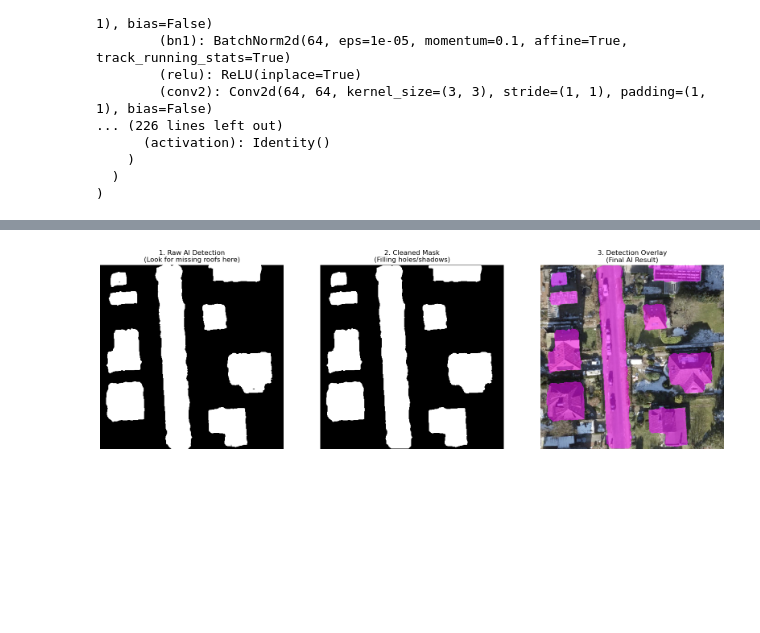
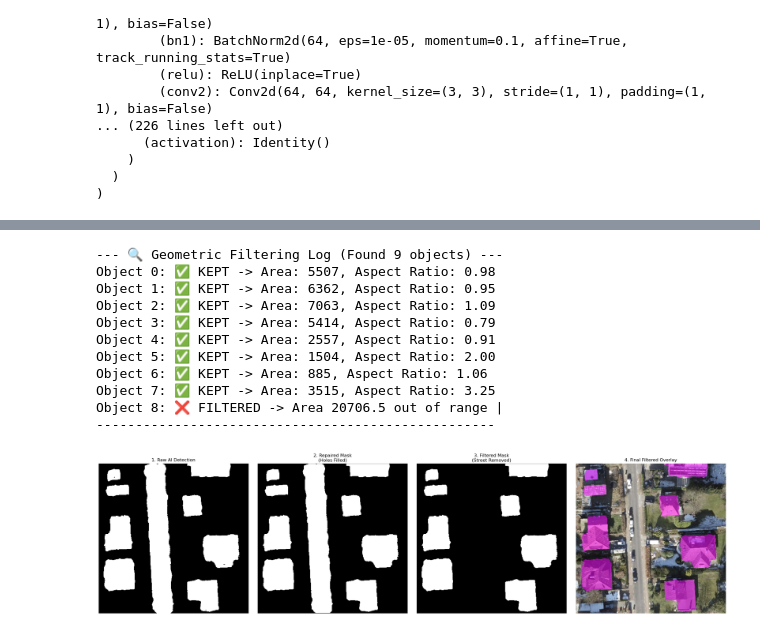
Before and after one commit to Cebulva/rooftop-solar-analysis-ml-pvlib, a Jupyter notebook: notebooks/predict_and_test_refined.ipynb, the cells around one changed output, grey strips where cells are left out. Saved outputs shown, nothing was run; the diff lists cells and outputs as text; code cells hidden in the pictures; blank space fills up the shorter version.

Commit message:
Added new mask filter
Added a filter which removes mask objects which are too long like for example streets or too small for a roof.

```diff
--- a/notebooks/predict_and_test_refined.ipynb
+++ b/notebooks/predict_and_test_refined.ipynb
@@ -139,37 +156,63 @@ plt.show()
 # %%
-# 1. RUN INFERENCE
+# --- 1. RUN INFERENCE ---
 model.eval()
 with torch.no_grad():
     logits = model(input_tensor)
-    # DIAGNOSTIC TIP: Try lowering 0.5 to 0.3 if the big roof is faint
     mask = (torch.sigmoid(logits) > 0.5).float().squeeze().cpu().numpy()
 
-# 2. PREP DISPLAY IMAGE
-display_img = np.clip(img_tensor.squeeze().cpu().permute(1, 2, 0).numpy(), 0, 1)
-
-# 3. SHOW DIAGNOSTIC PLOT
-fig, ax = plt.subplots(1, 3, figsize=(20, 7))
-
-# Panel 1: What the AI actually detected (Raw)
-ax[0].imshow(mask, cmap='gray')
-ax[0].set_title("1. Raw AI Detection\n(Look for missing roofs here)")
-ax[0].axis('off')
-
-# Panel 2: After Shadow Fix & Cleaning
+# --- 2. SHADOW FIX & CLEANING ---
 from scipy import ndimage
 mask_cleaned = ndimage.binary_fill_holes(mask).astype(np.float32)
 mask_cleaned = ndimage.binary_closing(mask_cleaned, structure=np.ones((3,3))).astype(np.float32)
+
+# --- 3. NEW: GEOMETRIC FILTERING ---
+# Convert to 8-bit for your image_processing function
+mask_8u = (mask_cleaned * 255).astype(np.uint8)
+# This is the function you added to image_processing.py
+mask_filtered_8u = filter_non_roof_objects(mask_8u)
+mask_filtered = (mask_filtered_8u / 255.0).astype(np.float32)
+
+# --- 4. PREP DISPLAY IMAGE ---
+display_img = np.clip(img_tensor.squeeze().cpu().permute(1, 2, 0).numpy(), 0, 1)
+
+# --- 5. SHOW 4-PANEL DIAGNOSTIC PLOT ---
+fig, ax = plt.subplots(1, 4, figsize=(24, 6))
+
+# Panel 1: Raw AI
+ax[0].imshow(mask, cmap='gray')
+ax[0].set_title("1. Raw AI Detection")
+ax[0].axis('off')
+
+# Panel 2: Shadow Fix (Street still present)
 ax[1].imshow(mask_cleaned, cmap='gray')
-ax[1].set_title("2. Cleaned Mask\n(Filling holes/shadows)")
+ax[1].set_title("2. Repaired Mask\n(Holes Filled)")
 ax[1].axis('off')
 
-# Panel 3: Overlay on Original
-ax[2].imshow(display_img)
-overlay = np.ma.masked_where(mask_cleaned == 0, mask_cleaned)
-ax[2].imshow(overlay, cmap='spring', alpha=0.5)
-ax[2].set_title("3. Detection Overlay\n(Final AI Result)")
+# Panel 3: Geometric Filtering (Street should be gone)
+ax[2].imshow(mask_filtered, cmap='gray')
+ax[2].set_title("3. Filtered Mask\n(Street Removed)")
 ax[2].axis('off')
 
+# Panel 4: Final Overlay
+ax[3].imshow(display_img)
+# We overlay the FILTERED mask now
+overlay = np.ma.masked_where(mask_filtered == 0, mask_filtered)
+ax[3].imshow(overlay, cmap='spring', alpha=0.5)
+ax[3].set_title("4. Final Filtered Overlay")
+ax[3].axis('off')
+
+plt.tight_layout()
 plt.show()
 # %% [output]
+--- 🔍 Geometric Filtering Log (Found 9 objects) ---
+Object 0: ✅ KEPT -> Area: 5507, Aspect Ratio: 0.98
+Object 1: ✅ KEPT -> Area: 6362, Aspect Ratio: 0.95
+Object 2: ✅ KEPT -> Area: 7063, Aspect Ratio: 1.09
+Object 3: ✅ KEPT -> Area: 5414, Aspect Ratio: 0.79
+Object 4: ✅ KEPT -> Area: 2557, Aspect Ratio: 0.91
+Object 5: ✅ KEPT -> Area: 1504, Aspect Ratio: 2.00
+Object 6: ✅ KEPT -> Area: 885, Aspect Ratio: 1.06
+Object 7: ✅ KEPT -> Area: 3515, Aspect Ratio: 3.25
+Object 8: ❌ FILTERED -> Area 20706.5 out of range |
+---------------------------------------------------
-[figure, old version]
+[figure, new version]
```
Also changed, not shown: parts of 2 cells of this notebook, 1 other file.
